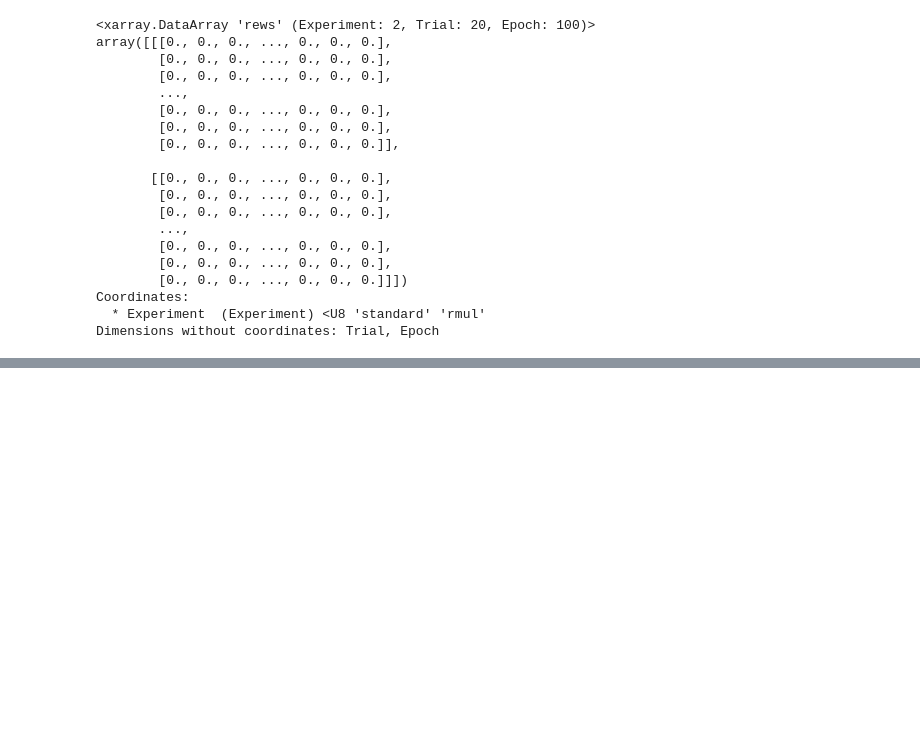
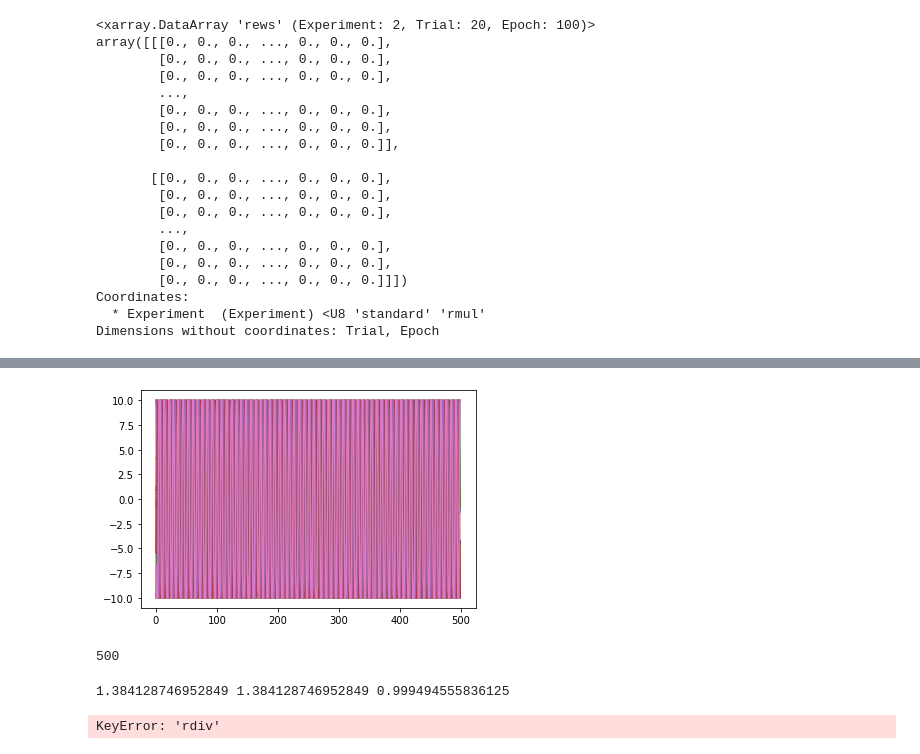
Before and after one commit to sgillen/lorenz, a Jupyter notebook: run_ars/refactor_analysis.ipynb, the cells around one changed output, grey strips where cells are left out. Saved outputs shown, nothing was run; the diff lists cells and outputs as text; code cells hidden in the pictures; blank space fills up the shorter version.

```diff
--- a/run_ars/refactor_analysis.ipynb
+++ b/run_ars/refactor_analysis.ipynb
@@ -71,13 +35,0 @@ running build_ext
-# %%
-
-import time
-start = time.time()
-for name, fn in zip(exp_names, exp_fns):
-    for i in range(num_trials):
-        policy, r_hist, lr_hist = ars(env_name, policy, num_epochs, n_workers=n_workers, n_delta=n_delta, n_top=n_top, postprocess=fn)
-        print(i, time.time() - start)
-        data.policy_dict[name].append(copy.deepcopy(policy))
-        data.rews.loc[name,i,:] = lr_hist
-        data.post_rews.loc[name,i,:] = r_hist
-        #data.loc[name,i,:] = lr_hist
-        #plt.plot(lr_hist)
@@ -108,0 +200,13 @@ Dimensions without coordinates: Trial, Epoch
+# %%
+env_name = "Walker2d-v2"
+
+
+policy = policy_dict['standard'][2]
+env = gym.make(env_name)
+o,a,r,l = do_rollout(env, policy, render=False)
+# %%
+start_idx = 500
+plt.plot(o[start_idx:])
+target = o[start_idx:]
+# %% [output]
+[figure, added]
@@ -108,0 +215,49 @@ Dimensions without coordinates: Trial, Epoch
+# %%
+m,w = create_mesh(target,.1)
+len(m)
+# %% [output]
+500
+# %%
+mdim, _, _ = mesh_dim(target, .1)
+cdim, _, _ = mesh_dim(target, .1)
+vdim = variation_dim(target)
+
+print(mdim, cdim, vdim)
+# %% [output]
+1.384128746952849 1.384128746952849 0.999494555836125
+# %%
+init_d = 1e-6
+num_runs = 1
+
+mdims = xr.DataArray(np.zeros((len(post_fns), num_seeds, num_runs)),
+                dims = ("post", "seed", "run"),
+                coords = {"post": [fn.__name__ for fn in post_fns]})
+
+cdims =  xr.DataArray(np.zeros((len(post_fns), num_seeds, num_runs)),
+                dims = ("post", "seed", "run"),
+                coords = {"post": [fn.__name__ for fn in post_fns]})
+
+vdims = xr.DataArray(np.zeros((len(post_fns), num_seeds, num_runs)),
+                dims = ("post", "seed", "run"),
+                coords = {"post": [fn.__name__ for fn in post_fns]})
+
+rdims =  xr.DataArray(np.zeros((len(post_fns), num_seeds, num_runs)),
+                dims = ("post", "seed", "run"),
+                coords = {"post": [fn.__name__ for fn in post_fns]})
+
+
+for post_fn in post_fns:
+    for i in range(num_seeds):
+        for j in range(num_runs):
+            policy = policy_dict[post_fn.__name__][i]
+            o,a,r,l = do_rollout(env, policy, render=False)
+            target = o[500:]
+            m,w = create_mesh(target,init_d)
+            assert(len(m) == len(target))
+
+            mdims.loc[post_fn.__name__,i,j] , _, _ = mesh_dim(target, init_d)
+            cdims.loc[post_fn.__name__,i,j], _, _ = mesh_dim(target, init_d)
+            vdims.loc[post_fn.__name__,i,j] = variation_dim(target)
+            rdims.loc[post_fn.__name__,i,j] = rough_measure(target).item()
+# %% [output]
+KeyError: 'rdiv'
```
Also changed, not shown: parts of 10 cells of this notebook.
